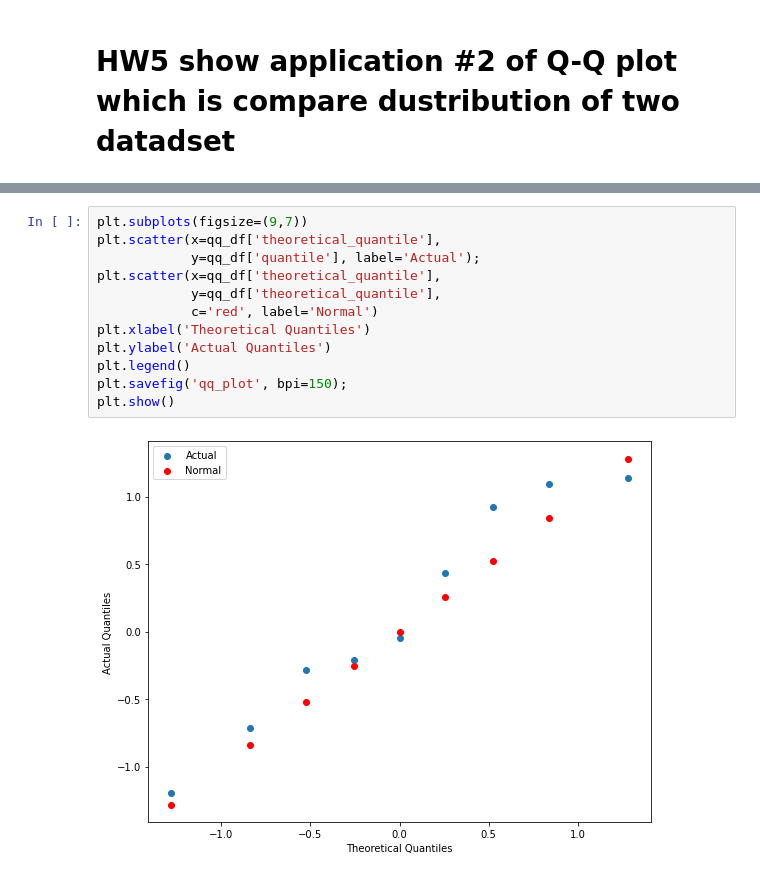
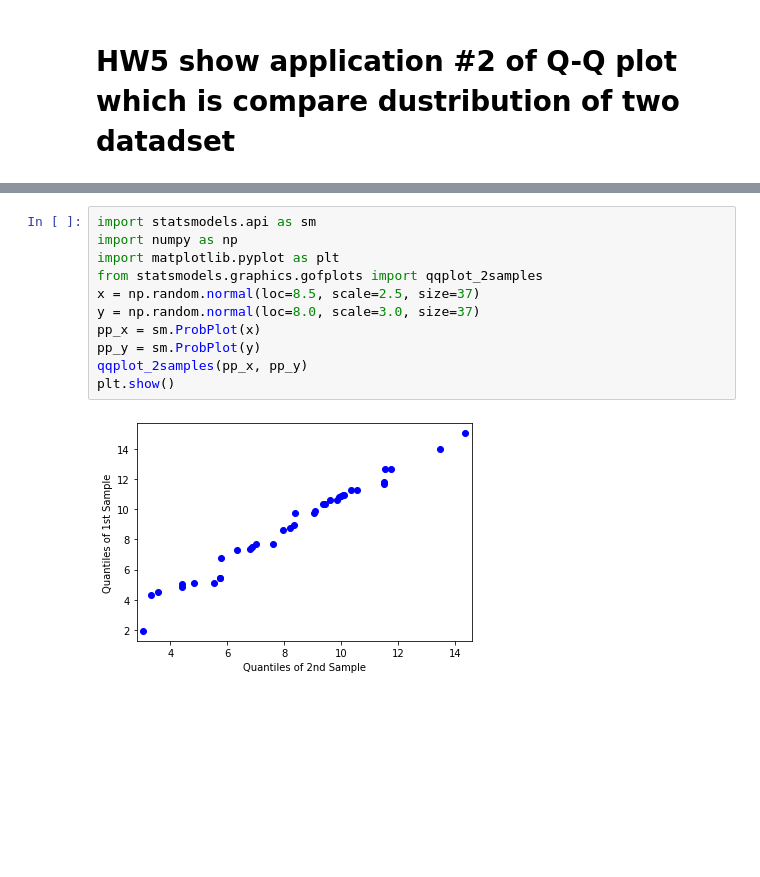
Before and after one commit to Vangolds/DPDM, a Jupyter notebook: Data102.ipynb, the cells around one changed output, grey strips where cells are left out. Drawn from its saved outputs; the diff is of its cells as text; blank space fills up the shorter version.

```diff
--- a/Data102.ipynb
+++ b/Data102.ipynb
@@ -394,14 +337,13 @@ print(qq_df)
-# %%
-plt.subplots(figsize=(9,7))
-plt.scatter(x=qq_df['theoretical_quantile'],
-            y=qq_df['quantile'], label='Actual');
-plt.scatter(x=qq_df['theoretical_quantile'],
-            y=qq_df['theoretical_quantile'],
-            c='red', label='Normal')
-plt.xlabel('Theoretical Quantiles')
-plt.ylabel('Actual Quantiles')
-plt.legend()
-plt.savefig('qq_plot', bpi=150);
-plt.show()
-# %% [output]
-[figure, removed]
+# %%
+import statsmodels.api as sm
+import numpy as np
+import matplotlib.pyplot as plt
+from statsmodels.graphics.gofplots import qqplot_2samples
+x = np.random.normal(loc=8.5, scale=2.5, size=37)
+y = np.random.normal(loc=8.0, scale=3.0, size=37)
+pp_x = sm.ProbPlot(x)
+pp_y = sm.ProbPlot(y)
+qqplot_2samples(pp_x, pp_y)
+plt.show()
+# %% [output]
+[figure, added]
```
Also changed, not shown: parts of 4 cells of this notebook.
